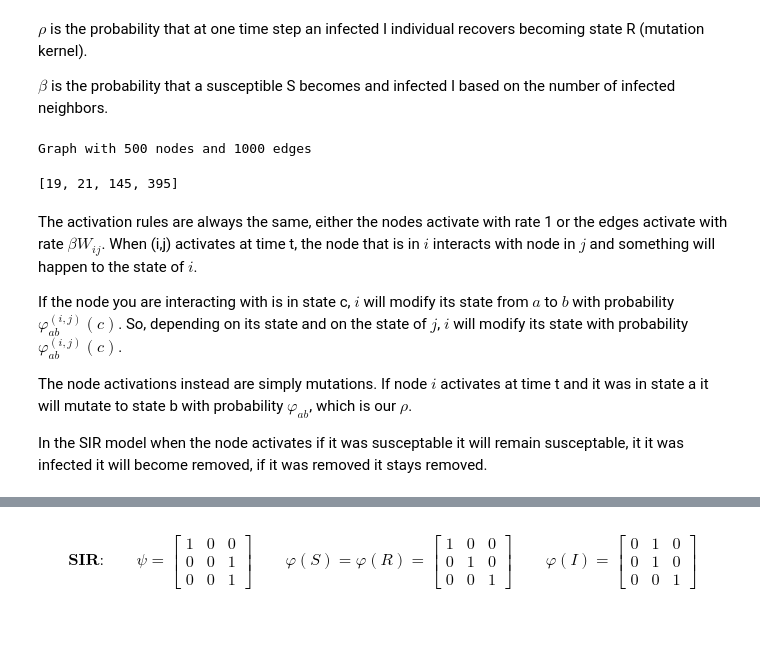
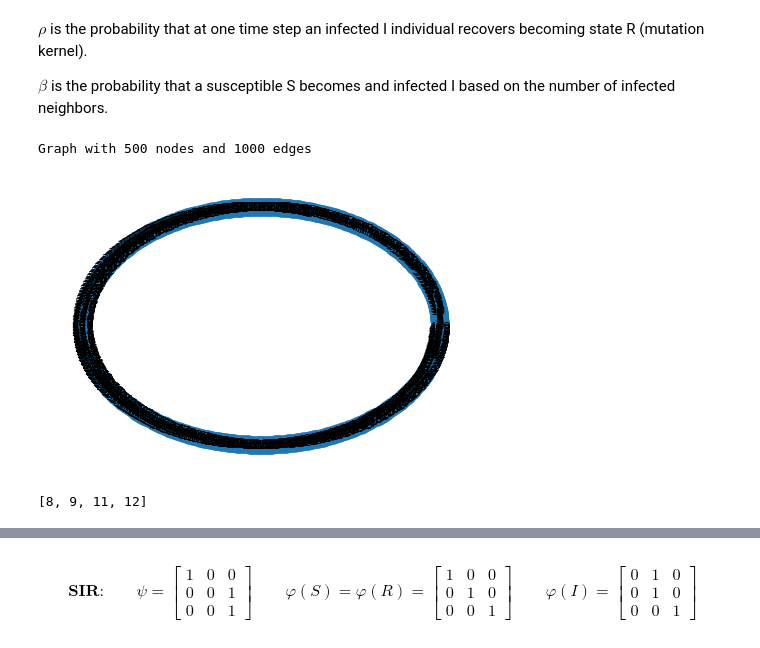
Before and after one commit to fabioeterno/Network_Homework, a Jupyter notebook: Homework3/Hw3.ipynb, the cells around one changed output, grey strips where cells are left out. Saved outputs shown, nothing was run; the diff lists cells and outputs as text; code cells hidden in the pictures.

```diff
--- a/Homework3/Hw3.ipynb
+++ b/Homework3/Hw3.ipynb
@@ -5,6 +5,8 @@ import numpy as np
 import scipy as sp
 import scipy.sparse
 import random
+import seaborn as sns
+sns.set(style="whitegrid")
 # %% [markdown]
 ## Problem 1.1
 
@@ -14,43 +16,27 @@ With one week being one unit of time, simulate the epidemic for 15 weeks. You ca
 $\rho$ is the probability that at one time step an infected I individual recovers becoming state R (mutation kernel).
 
 $\beta$ is the probability that a susceptible S becomes and infected I based on the number of infected neighbors.
-# %%
-def draw_k_symmetric(n=8,k=4):
-    G = nx.Graph()
-    nx.add_cycle(G, range(n))
-
-    edges_to_add = {}
-    for node in G.nodes():
-        # index of k neighbors from the node
-        dict_neighbors = nx.single_source_shortest_path_length(G, node)
-        # take the neighbors at distance n/k
-        k_neighbors = [key for key,value in dict_neighbors.items() if value == n/k]
-        edges_to_add[node] = k_neighbors
-
-    #print(edges_to_add)
-
-    for k in edges_to_add.keys():
-        for v in edges_to_add[k]:
-            G.add_edge(k, v)
-
-    #pos = nx.circular_layout(G)
-    #nx.draw(G, pos=pos, with_labels=True)
-
-    return G
-
-G = draw_k_symmetric(500)
-print(G)
-# %% [output]
-Graph with 500 nodes and 1000 edges
+# %%
+def draw_k_symmetric(n=8,k=4):
+    G = nx.Graph()
+    for i in range(n-2):
+        G.add_edge(i, i+1)
+        G.add_edge(i, i+2)
+    G.add_edge(n-2, n-1)
+    G.add_edge(n-2, 0)
+    G.add_edge(n-1, 0)
+    G.add_edge(n-1, 1)
+
+    nx.draw_circular(G, with_labels = True)
+
+    return G
+
+G = draw_k_symmetric(500)
+print(G)
+# %% [output]
+Graph with 500 nodes and 1000 edges
+[figure, added]
 # %%
-print([i for i in G.neighbors(20)])
+print([i for i in G.neighbors(10)])
 # %% [output]
-[19, 21, 145, 395]
+[8, 9, 11, 12]
-# %% [markdown]
-The activation rules are always the same, either the nodes activate with rate 1 or the edges activate with rate $\beta W_{ij}$. When (i,j) activates at time t, the node that is in $i$ interacts with node in $j$ and something will happen to the state of $i$.
-
-If the node you are interacting with is in state c, $i$ will modify its state from $a$ to $b$ with probability $\varphi_{ab}^{(i,j)}(c)$. So, depending on its state and on the state of $j$, $i$ will modify its state with probability $\varphi_{ab}^{(i,j)}(c)$.
-
-The node activations instead are simply mutations. If node $i$ activates at time t and it was in state a it will mutate to state b with probability $\varphi_{ab}$, which is our $\rho$.
-
-In the SIR model when the node activates if it was susceptable it will remain susceptable, it it was infected it will become removed, if it was removed it stays removed.
```
Also changed, not shown: parts of 15 cells of this notebook.
